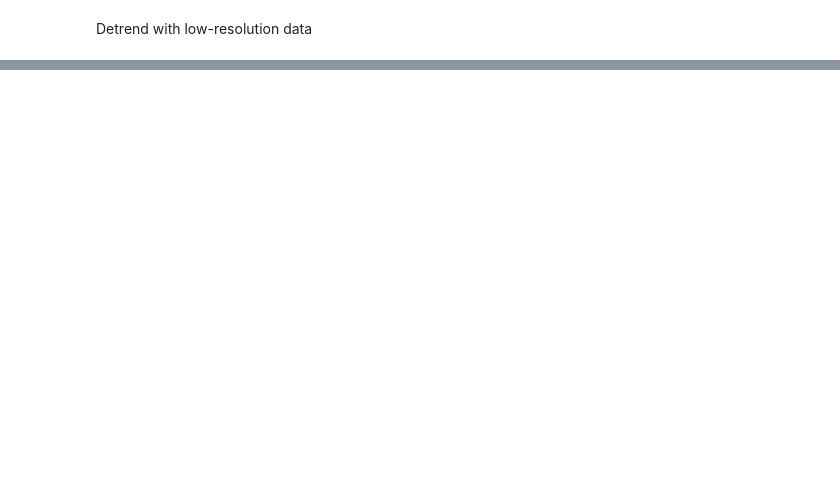
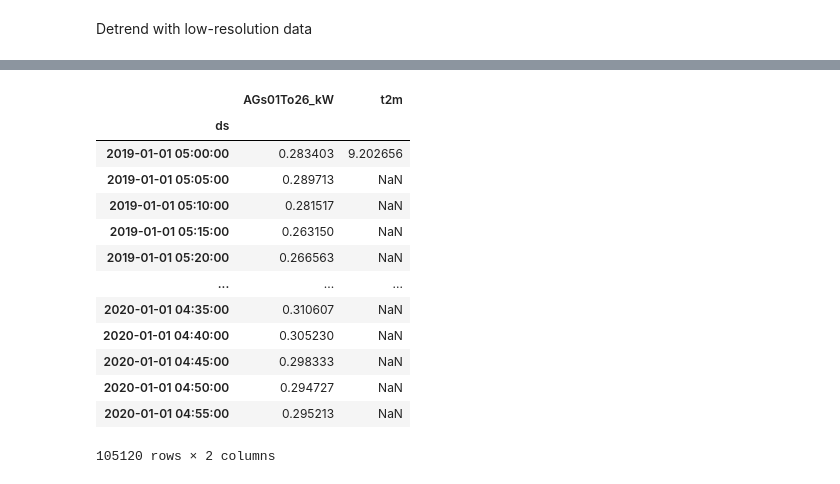
Before and after one commit to WillWang1113/MultiresolutionForecasting, a Jupyter notebook: 01-EDA.ipynb, the cells around one changed output, grey strips where cells are left out. Saved outputs shown, nothing was run; the diff lists cells and outputs as text; code cells hidden in the pictures; blank space fills up the shorter version.

```diff
--- a/01-EDA.ipynb
+++ b/01-EDA.ipynb
@@ -436,0 +587,40 @@ while (i + window_size) < len(df_5min):
+# %%
+import pandas as pd
+
+df_temp = pd.read_csv("datasets/MFRED_temp.csv",index_col=0, parse_dates=True)
+df_temp = df_temp.resample("60min").mean()
+# df_5min = df.resample("5min").mean()
+# df_5min = df_5min.interpolate(method="linear")
+# df_5min[::12]
+df_temp["ds"] = df_temp.index
+df_temp = df_temp.reset_index(drop=True)
+
+choose=0
+df = pd.read_csv("datasets/MFRED.csv", parse_dates=True, index_col=0)
+df = df.resample("5min").mean()
+select_site = df.columns[choose]
+df = df[[select_site]]
+df["ds"] = df.index
+df = df.reset_index(drop=True)
+
+merged_df = pd.merge(df, df_temp, on="ds", how="outer")
+# merged_df = merged_df.dropna()
+merged_df = merged_df.set_index("ds")
+merged_df = merged_df.dropna(subset=[select_site])
+# df_5min
+merged_df
+# %% [output]
+|  | AGs01To26_kW | t2m |
+| ds |  |  |
+| 2019-01-01 05:00:00 | 0.283403 | 9.202656 |
+| 2019-01-01 05:05:00 | 0.289713 | NaN |
+| 2019-01-01 05:10:00 | 0.281517 | NaN |
+| 2019-01-01 05:15:00 | 0.263150 | NaN |
+| 2019-01-01 05:20:00 | 0.266563 | NaN |
+| ... | ... | ... |
+| 2020-01-01 04:35:00 | 0.310607 | NaN |
+| 2020-01-01 04:40:00 | 0.305230 | NaN |
+| 2020-01-01 04:45:00 | 0.298333 | NaN |
+| 2020-01-01 04:50:00 | 0.294727 | NaN |
+| 2020-01-01 04:55:00 | 0.295213 | NaN |
+105120 rows × 2 columns
```
Also changed, not shown: parts of 30 cells of this notebook, 19 other files.
